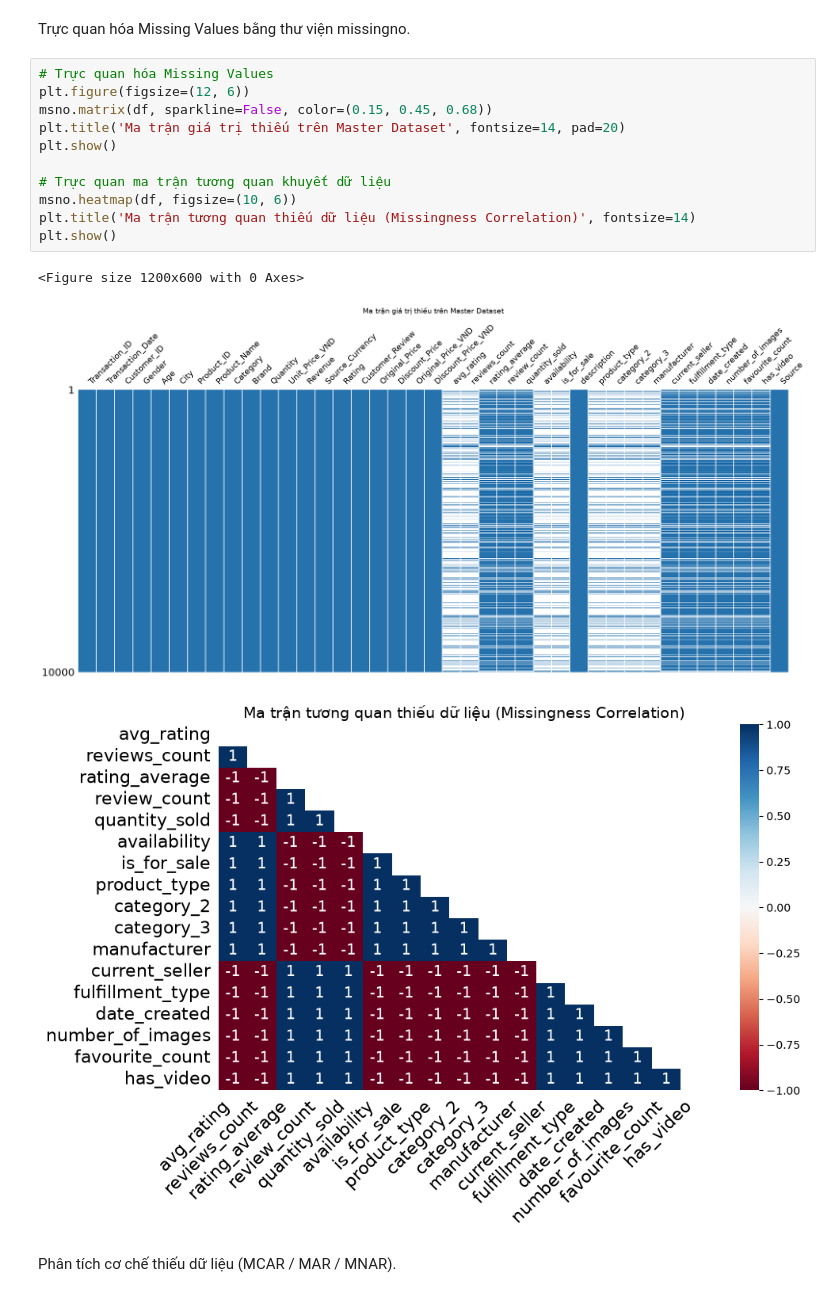
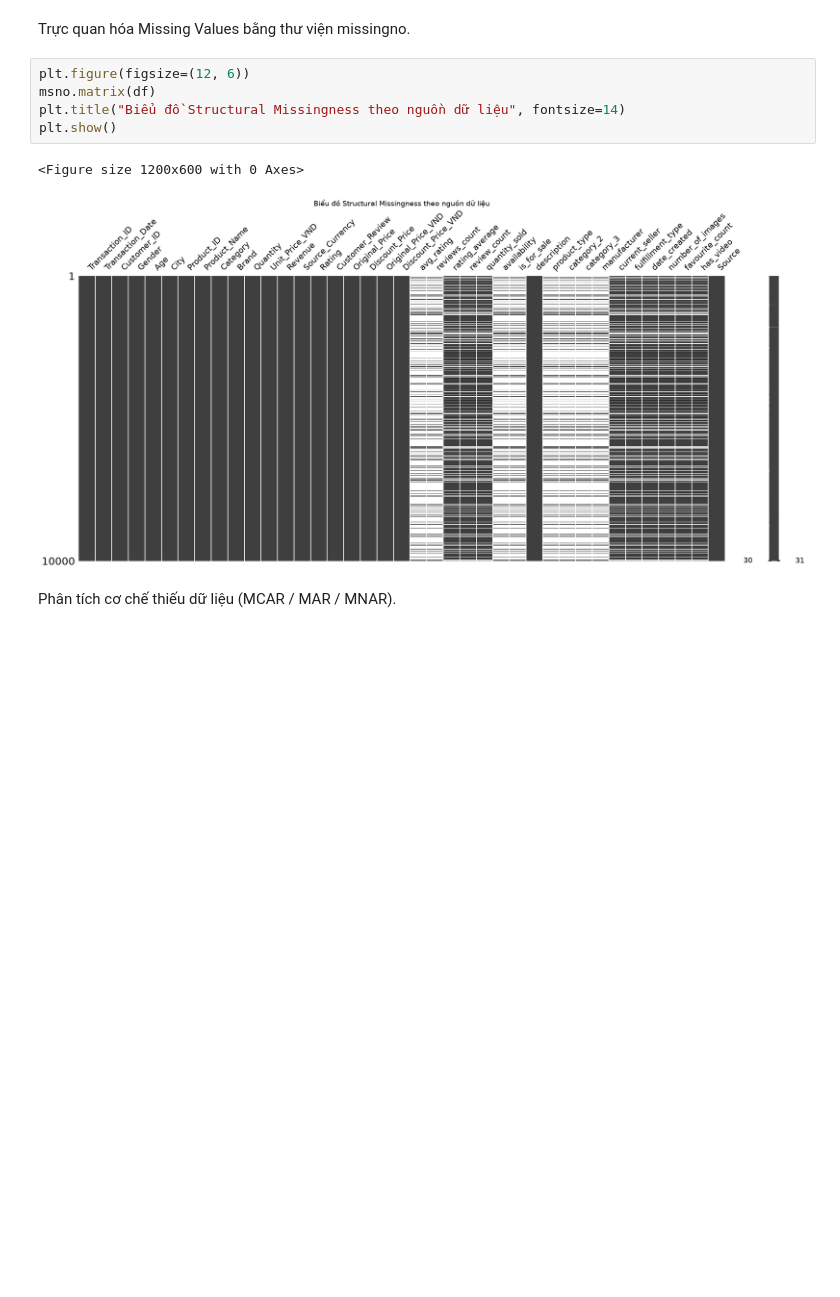
Before and after one commit to Myracc248/data-analysis-ai-nhom11, a Jupyter notebook: notebooks/05_cleaning_eda.ipynb, the cells around one changed output. Saved outputs shown, nothing was run; the diff lists cells and outputs as text; blank space fills up the shorter version.

```diff
--- a/notebooks/05_cleaning_eda.ipynb
+++ b/notebooks/05_cleaning_eda.ipynb
@@ -66,20 +66,13 @@ has_video                  1822                   18.22
 # %% [markdown]
 Trực quan hóa Missing Values bằng thư viện missingno.
 # %%
-# Trực quan hóa Missing Values
 plt.figure(figsize=(12, 6))
-msno.matrix(df, sparkline=False, color=(0.15, 0.45, 0.68))
-plt.title('Ma trận giá trị thiếu trên Master Dataset', fontsize=14, pad=20)
+msno.matrix(df)
+plt.title("Biểu đồ Structural Missingness theo nguồn dữ liệu", fontsize=14)
 plt.show()
-
-# Trực quan ma trận tương quan khuyết dữ liệu
-msno.heatmap(df, figsize=(10, 6))
-plt.title('Ma trận tương quan thiếu dữ liệu (Missingness Correlation)', fontsize=14)
-plt.show()
 # %% [output]
 <Figure size 1200x600 with 0 Axes>
-[figure, old version]
+[figure, new version]
-[figure, removed]
 # %% [markdown]
 Phân tích cơ chế thiếu dữ liệu (MCAR / MAR / MNAR).
 # %% [markdown]
```
Also changed, not shown: parts of 19 cells of this notebook.
